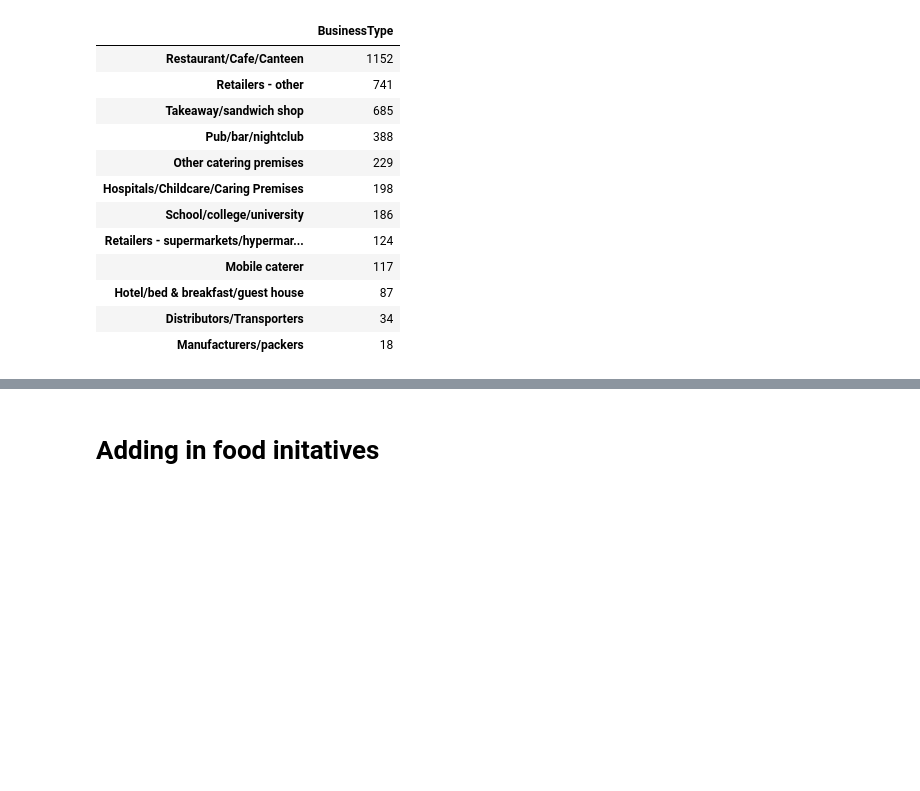
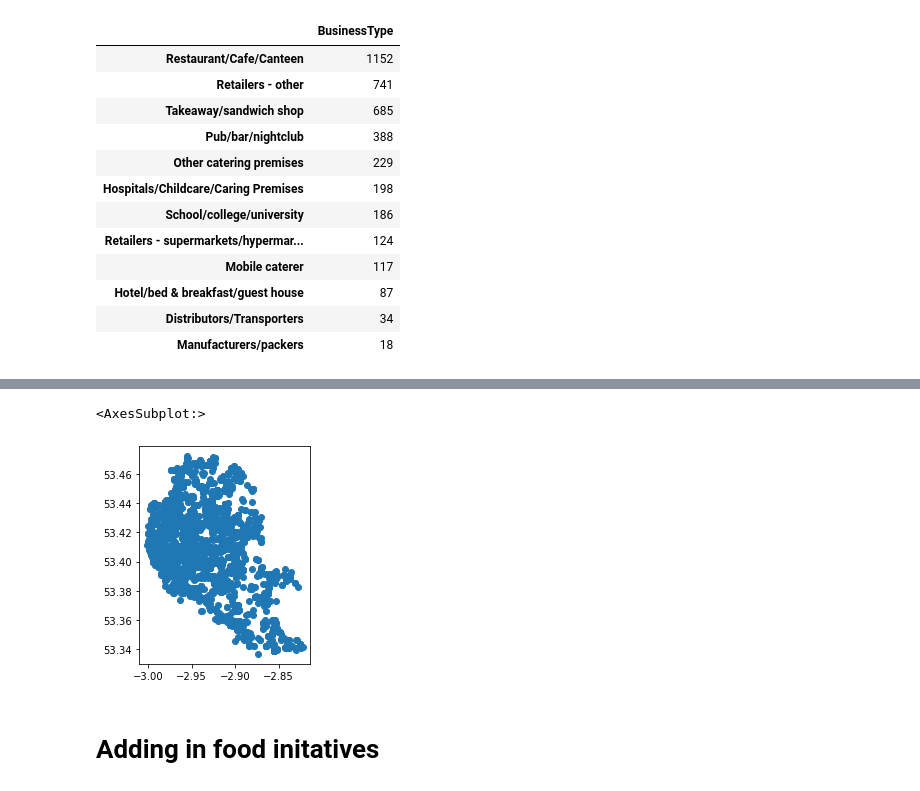
Before and after one commit to johnardavies/City_map, a Jupyter notebook: map_data_processing/Liverpool_map.ipynb, the cells around one changed output, grey strips where cells are left out. Saved outputs shown, nothing was run; the diff lists cells and outputs as text; code cells hidden in the pictures; blank space fills up the shorter version.

```diff
--- a/map_data_processing/Liverpool_map.ipynb
+++ b/map_data_processing/Liverpool_map.ipynb
@@ -357,0 +422,5 @@ food_outlets_geo.to_file("Data/Out/Food_outlets_geo.geojson", driver='GeoJSON')
+# %%
+food_outlets_geo.plot()
+# %% [output]
+<AxesSubplot:>
+[figure, added]
```
Also changed, not shown: parts of 24 cells of this notebook, 3 other files.
